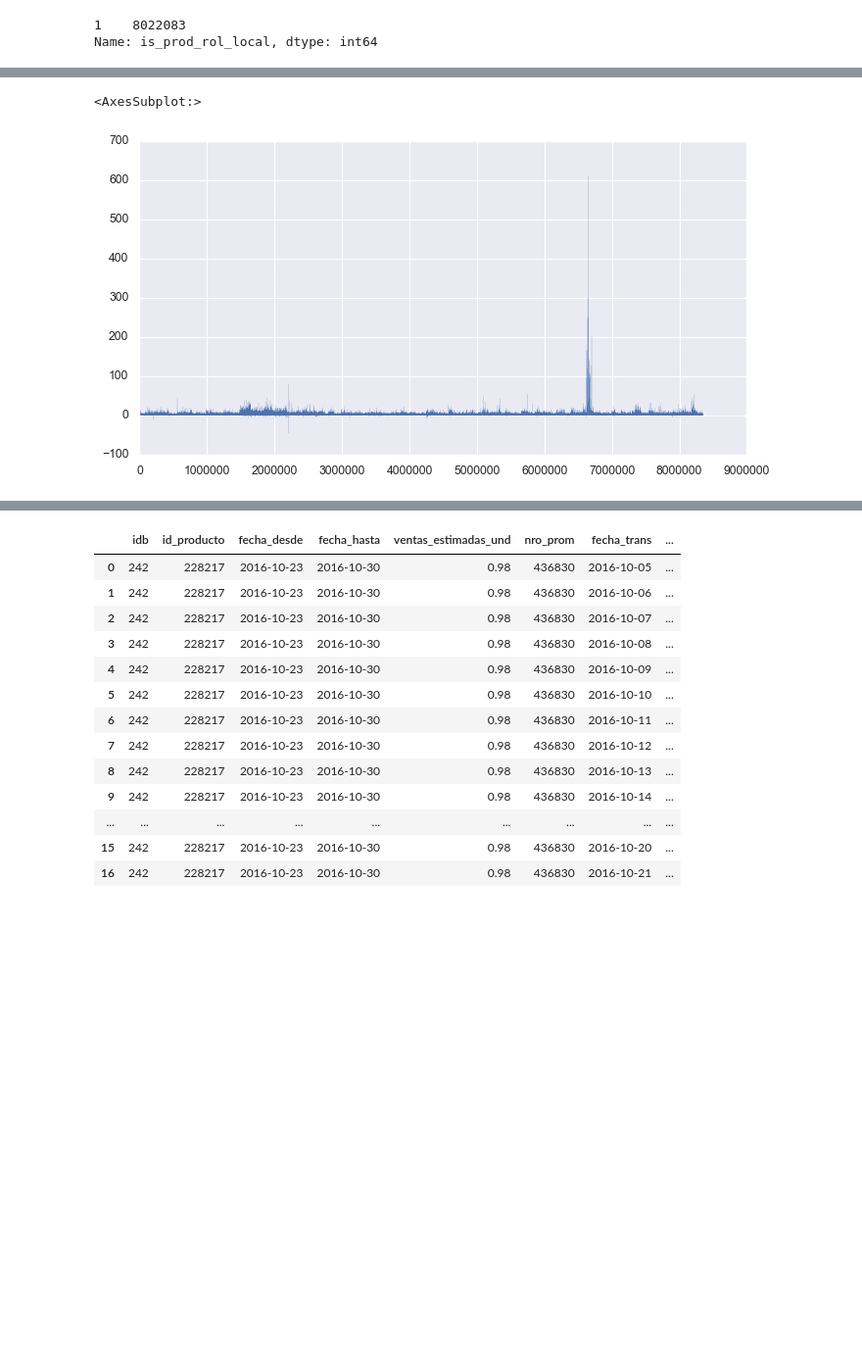
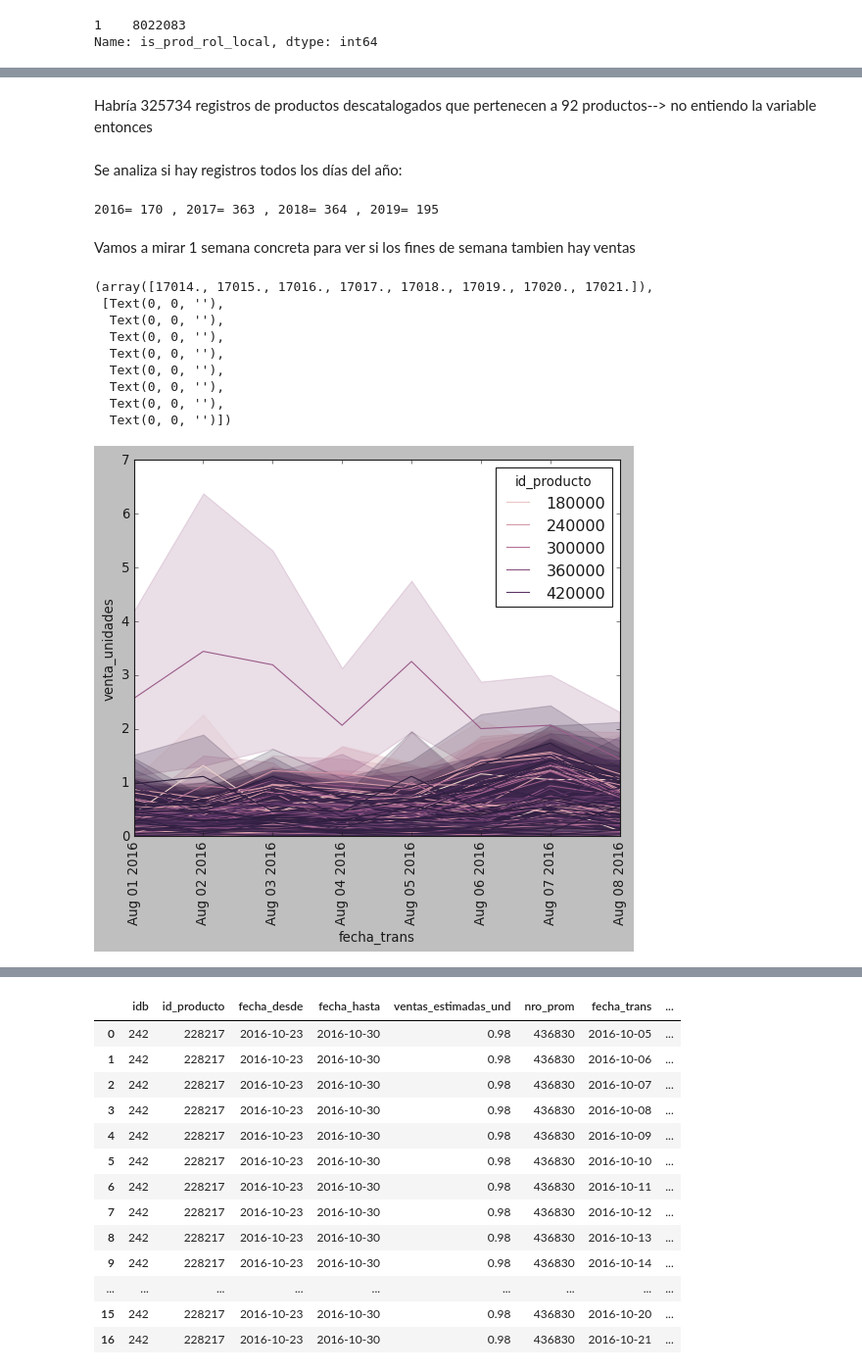
Before and after one commit to ErikaMelt/deodorants-project, a Jupyter notebook: eda/eda_carme.ipynb, the cells around one changed output, grey strips where cells are left out. Shown at 98% size. Drawn from its saved outputs; the diff is of its cells as text; code cells hidden in the pictures; blank space fills up the shorter version.

```diff
--- a/eda/eda_carme.ipynb
+++ b/eda/eda_carme.ipynb
@@ -163,6 +136,34 @@ Se mantiene en 92 productos, con lo que se confirma que la interpretación es ot
-# %%
-sns.set(rc={'figure.figsize':(10, 5)})
-df["venta_unidades"].plot(linewidth=0.1)
-# %% [output]
-<AxesSubplot:>
-[figure, removed]
+# %% [markdown]
+Habría 325734 registros de productos descatalogados que pertenecen a 92 productos--> no entiendo la variable entonces
+# %% [markdown]
+Se analiza si hay registros todos los días del año:
+# %%
+df.fecha_trans=pd.to_datetime(df.fecha_trans,format='%Y-%m-%d', errors='coerce')
+#df_fecha = df.set_index(['fecha_trans'])
+df_fecha_2016=df.query("fecha_trans >= '2016-01-01' and fecha_trans <='2016-12-31'")
+df_fecha_2017=df.query("fecha_trans >= '2017-01-01' and fecha_trans <='2017-12-31'")
+df_fecha_2018=df.query("fecha_trans >= '2018-01-01' and fecha_trans <='2018-12-31'")
+df_fecha_2019=df.query("fecha_trans >= '2019-01-01' and fecha_trans <='2019-12-31'")
+# %%
+print('2016=',df_fecha_2016.fecha_trans.nunique(),",", '2017=',df_fecha_2017.fecha_trans.nunique(),",", '2018=', df_fecha_2018.fecha_trans.nunique(),",", '2019=', df_fecha_2019.fecha_trans.nunique())
+# %% [output]
+2016= 170 , 2017= 363 , 2018= 364 , 2019= 195
+# %% [markdown]
+Vamos a mirar 1 semana concreta para ver si los fines de semana tambien hay ventas
+# %%
+df_fecha_Agosto_2016=df.query("fecha_trans >= '2016-08-01' and fecha_trans <='2016-08-08'")
+#df_fecha_Agosto_2016.fecha_trans= pd.to_datetime(df_pproducto.fecha_trans)
+#plt.figure(figsize=(10, 3))
+sns.lineplot(data=df_fecha_Agosto_2016, x='fecha_trans', y='venta_unidades', hue='id_producto')
+plt.xticks(rotation= 90)
+# %% [output]
+(array([17014., 17015., 17016., 17017., 17018., 17019., 17020., 17021.]),
+ [Text(0, 0, ''),
+  Text(0, 0, ''),
+  Text(0, 0, ''),
+  Text(0, 0, ''),
+  Text(0, 0, ''),
+  Text(0, 0, ''),
+  Text(0, 0, ''),
+  Text(0, 0, '')])
+[figure, added]
```
Also changed, not shown: parts of 32 cells of this notebook.
